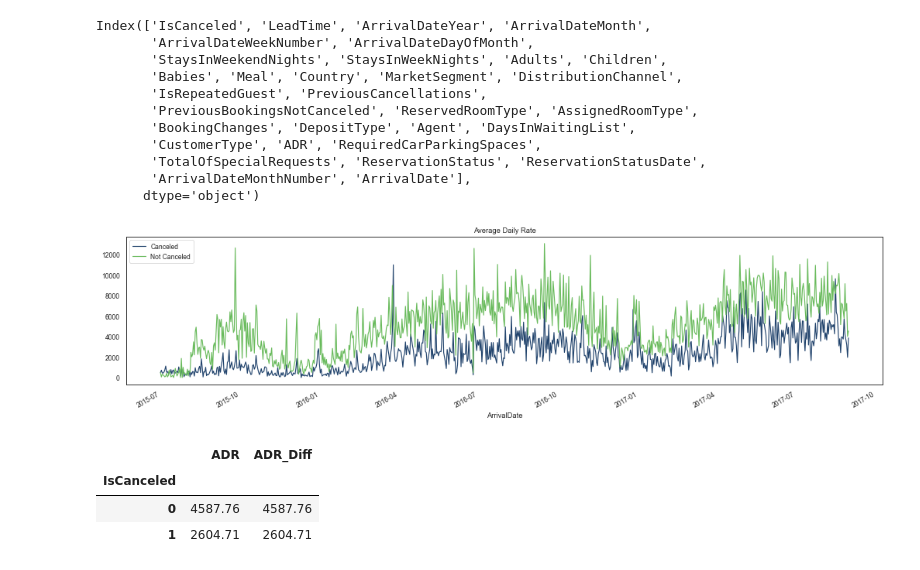
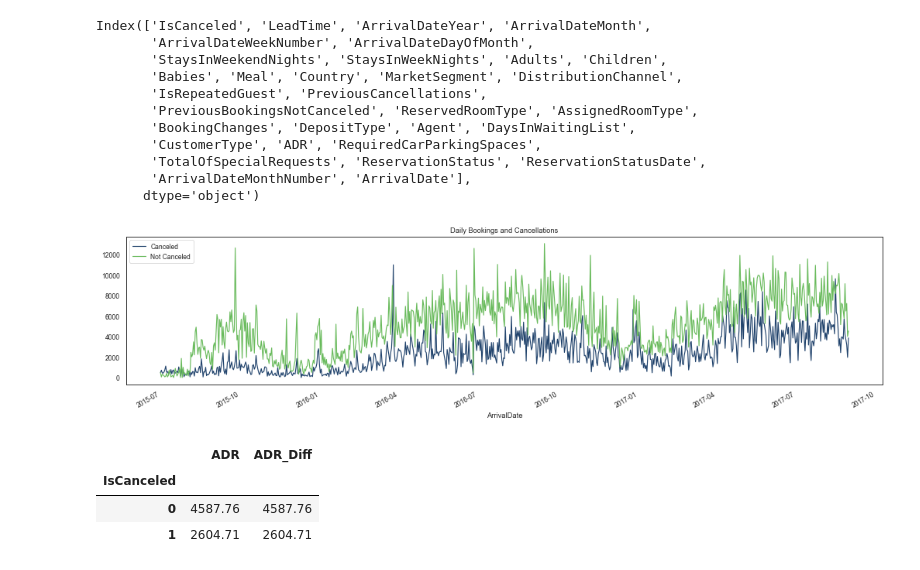
Before and after one commit to MarjorieKinney/bc2, a Jupyter notebook: wip/b/BC2-BM.ipynb, the cells around one changed output. Drawn from its saved outputs; the diff is of its cells as text; code cells hidden in the pictures.

```diff
--- a/wip/b/BC2-BM.ipynb
+++ b/wip/b/BC2-BM.ipynb
@@ -343,4 +341,0 @@ cat_feats
-# %%
-## Fix Country Code 'CN' as CHN
-df.loc[df['Country']=='CN',['Country']] = 'CHN'
-df.loc[df['Country']=='CN',['Country']]
@@ -365,30 +419,27 @@ Index(['IsCanceled', 'LeadTime', 'ArrivalDateYear', 'ArrivalDateMonth',
 # %%
 fig, ax = plt.subplots(figsize=(18,4))
 
 df_ts = df.copy()
 
 df_ts['ADR_Diff'] = df_ts['ADR']
 df_ts.loc[df_ts['IsCanceled']==True, ['ADR_Diff']] *= 1
 
-
-#df_ts_diff = df_ts.groupby(['ArrivalDate'])\
-#    .sum()['ADR_Diff'].plot(ax=ax, color=CAT_COLORS[-1], label='Difference')
 
 df_ts.loc[df['IsCanceled']==True,:].groupby(['ArrivalDate'])\
     .sum()['ADR_Diff'].plot(ax=ax, color=CAT_COLORS[0], label='Canceled')
 
 df_ts.loc[df['IsCanceled']==False,:].groupby(['ArrivalDate'])\
     .sum()['ADR_Diff'].plot(ax=ax, color=CAT_COLORS[1], label='Not Canceled')
 
 
 ## Plot percent canceled
 
-plt.title("Average Daily Rate")
+plt.title("Daily Bookings and Cancellations")
 
 plt.legend()
 plt.show()
 # %% [output]
-[figure, old version]
+[figure, new version]
 # %%
 df_ts.loc[df_ts['ArrivalDate']=='2016-04-01',['ArrivalDate','ADR','ADR_Diff','IsCanceled']].groupby(['IsCanceled']).sum()
 # %% [output]
```
Also changed, not shown: parts of 159 cells of this notebook.
